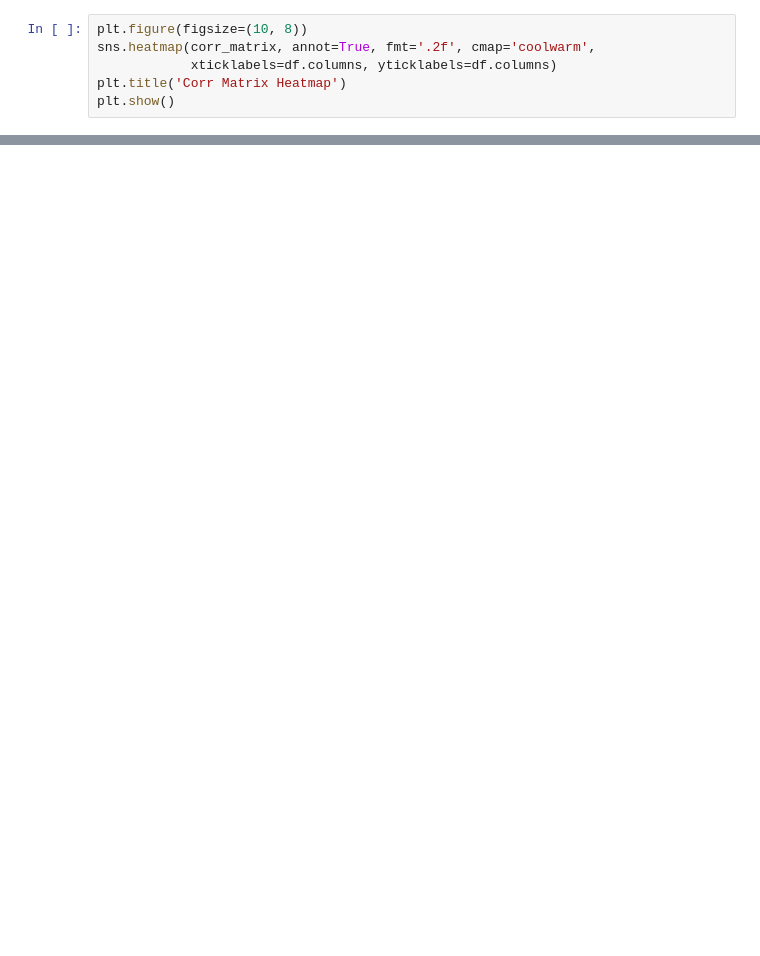
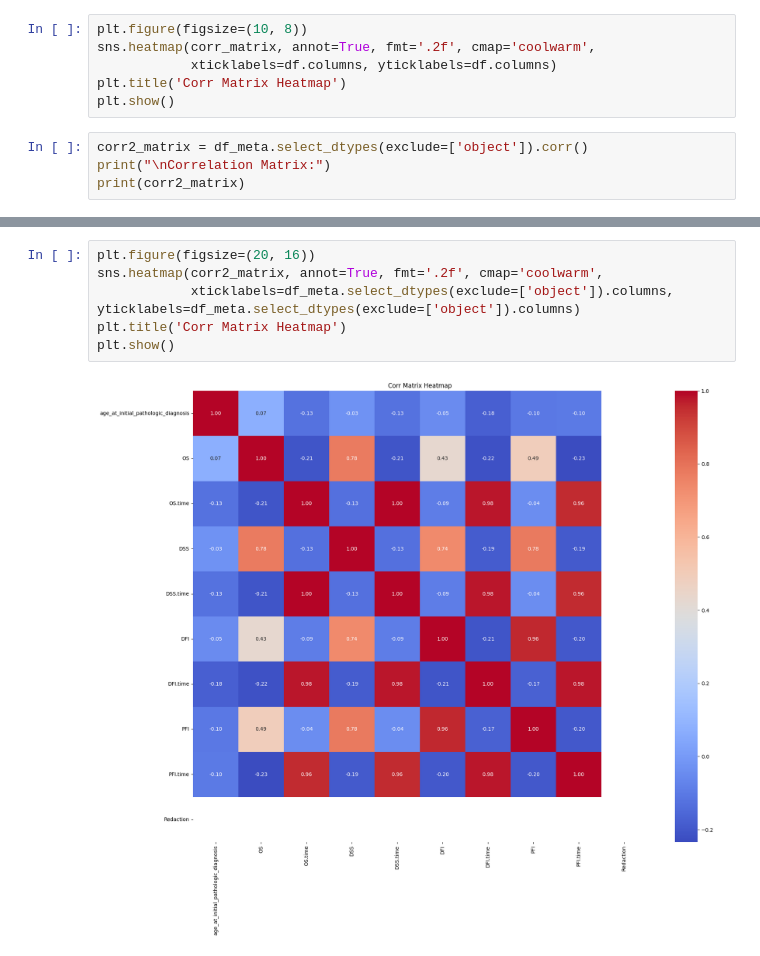
Before and after one commit to anl078/ECE204Repo, a Jupyter notebook: covariance_matrix_calcs.ipynb, the cells around one changed output, grey strips where cells are left out. Cells and saved outputs as stored; diff of their text form; blank space fills up the shorter version.

```diff
--- a/covariance_matrix_calcs.ipynb
+++ b/covariance_matrix_calcs.ipynb
@@ -99,3 +99,7 @@ sns.heatmap(corr_matrix, annot=True, fmt='.2f', cmap='coolwarm',
             xticklabels=df.columns, yticklabels=df.columns)
 plt.title('Corr Matrix Heatmap')
 plt.show()
+# %%
+corr2_matrix = df_meta.select_dtypes(exclude=['object']).corr()
+print("\nCorrelation Matrix:")
+print(corr2_matrix)
@@ -101,0 +124,8 @@ plt.show()
+# %%
+plt.figure(figsize=(20, 16))
+sns.heatmap(corr2_matrix, annot=True, fmt='.2f', cmap='coolwarm',
+            xticklabels=df_meta.select_dtypes(exclude=['object']).columns, yticklabels=df_meta.select_dtypes(exclude=['object']).columns)
+plt.title('Corr Matrix Heatmap')
+plt.show()
+# %% [output]
+[figure, added]
```
Also changed, not shown: parts of 2 cells of this notebook.
